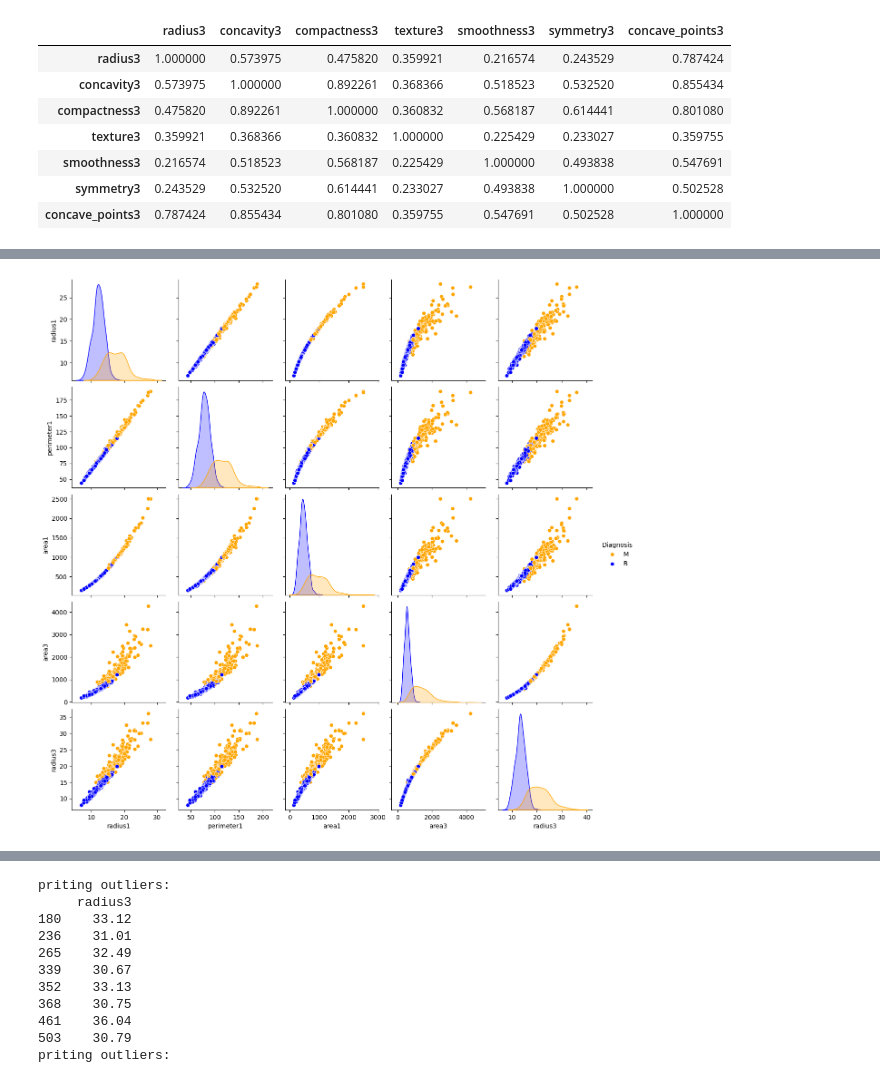
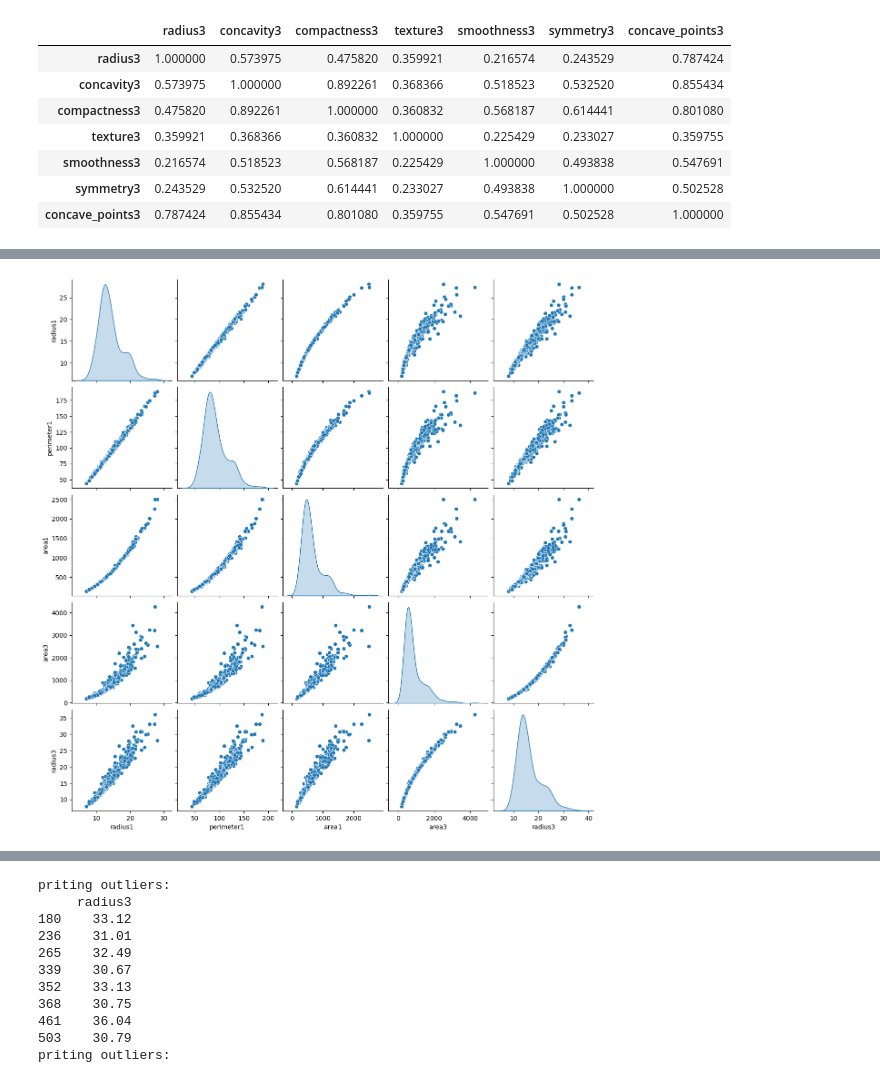
Before and after one commit to Jbaner/Module-B-semester-2, a Jupyter notebook: Week6.ipynb, the cells around one changed output, grey strips where cells are left out. Saved outputs shown, nothing was run; the diff lists cells and outputs as text; code cells hidden in the pictures.

```diff
--- a/Week6.ipynb
+++ b/Week6.ipynb
@@ -262,12 +282,12 @@ plt.show()
 # %%
 #Genrating pair plots of highly correlated mean attributes part I
 selected_columns=["radius1","perimeter1","area1","area3","radius3","Diagnosis"]
 df_BreastCancer_4=df_BreastCancer.drop(columns=["ID"]) #drop ID
 df_BreastCancer_4
-sns.pairplot( df_BreastCancer_4[selected_columns], hue="Diagnosis", palette={"B":"blue","M":"orange"}, diag_kind="kde",corner=False)
+sns.pairplot( df_BreastCancer_4[selected_columns], diag_kind="kde",corner=False)
 plt.show()
 # %% [output]
-[figure, old version]
+[figure, new version]
 # %%
 #Genrating pair plots of highly correlated mean attributes partII
 selected_columns_2=["concavity1","concave_points1","compactness3","concave_points3","Diagnosis"]
```
Also changed, not shown: parts of 15 cells of this notebook.
